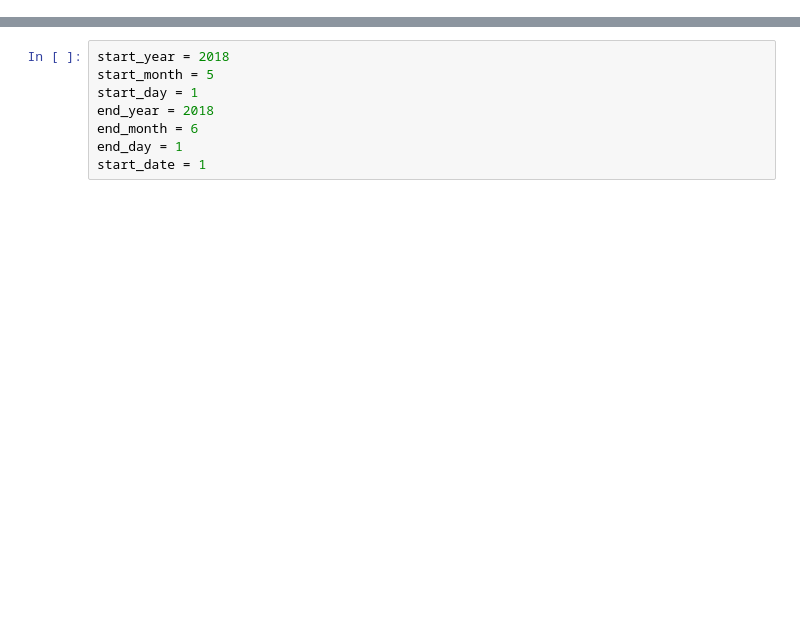
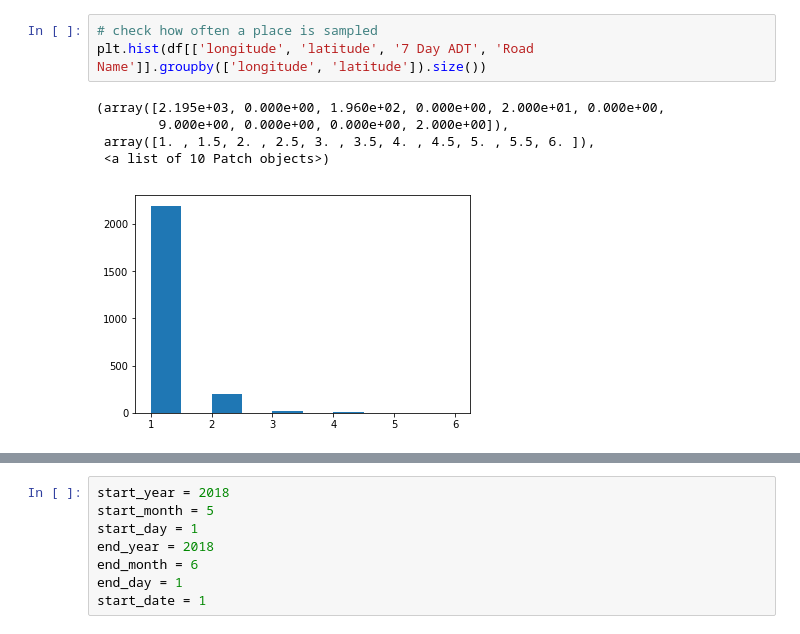
Before and after one commit to klin059/Auckland_traffic_analysis, a Jupyter notebook: 2_Interactive_visualization.ipynb, the cells around one changed output, grey strips where cells are left out. Cells and saved outputs as stored; diff of their text form; blank space fills up the shorter version.

```diff
--- a/2_Interactive_visualization.ipynb
+++ b/2_Interactive_visualization.ipynb
@@ -59,0 +107,9 @@ memory usage: 463.2+ KB
+# %%
+# check how often a place is sampled
+plt.hist(df[['longitude', 'latitude', '7 Day ADT', 'Road Name']].groupby(['longitude', 'latitude']).size())
+# %% [output]
+(array([2.195e+03, 0.000e+00, 1.960e+02, 0.000e+00, 2.000e+01, 0.000e+00,
+        9.000e+00, 0.000e+00, 0.000e+00, 2.000e+00]),
+ array([1. , 1.5, 2. , 2.5, 3. , 3.5, 4. , 4.5, 5. , 5.5, 6. ]),
+ <a list of 10 Patch objects>)
+[figure, added]
```
Also changed, not shown: parts of 33 cells of this notebook, 4 other files.
